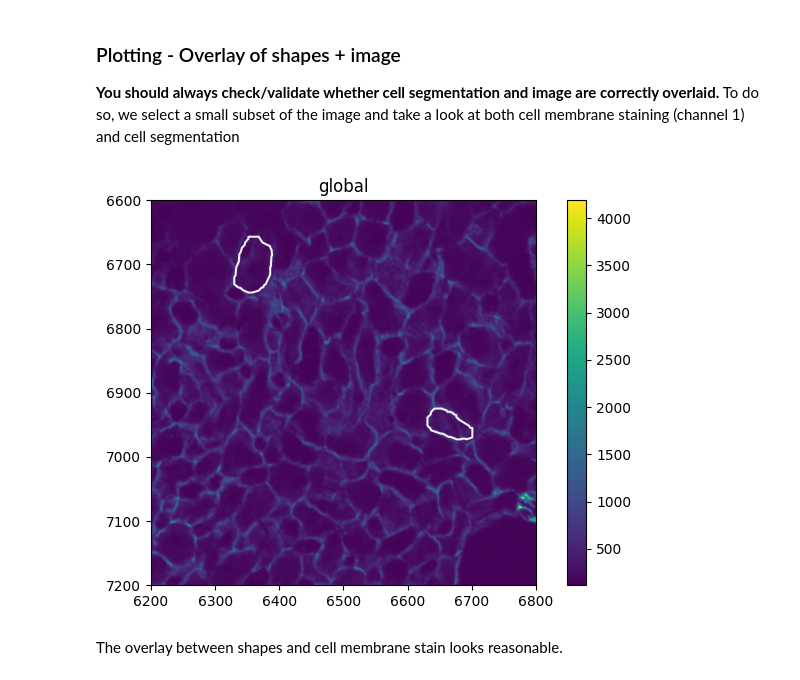
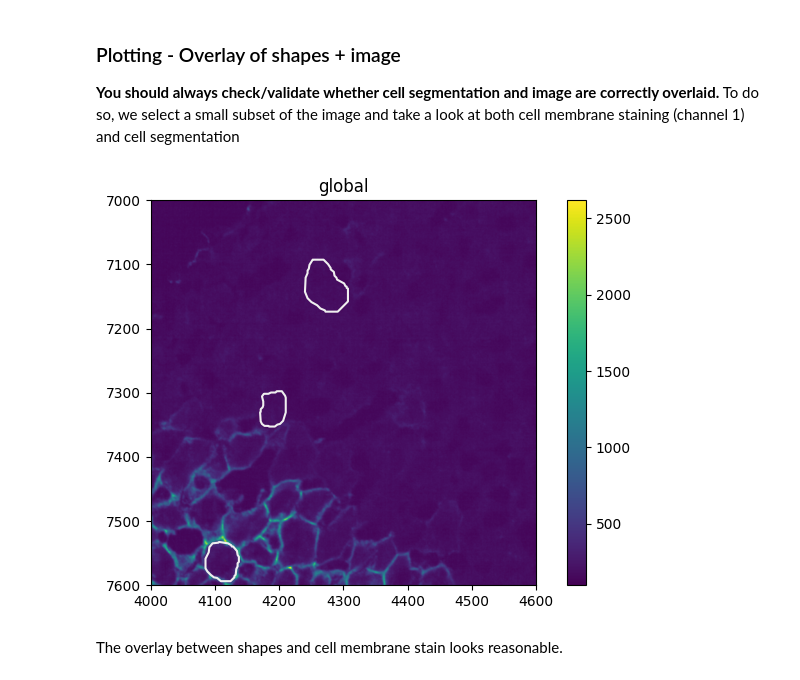
Before and after one commit to lucas-diedrich/spatialdata-learning, a Jupyter notebook: notebooks/scdvp.ipynb, the cells around one changed output. Drawn from its saved outputs; the diff is of its cells as text; code cells hidden in the pictures.

```diff
--- a/notebooks/scdvp.ipynb
+++ b/notebooks/scdvp.ipynb
@@ -36,6 +73,6 @@ from napari_spatialdata import Interactive
 We will successively add attributes to our spatialdata object. Let's initialize an empty object:
 # %%
 # Initialize an empty spatialdata object
-sdata = sd.read_zarr("./scdvp/rosenberger2023.m1a.sdata.zarr")
+sdata = sd.read_zarr("./scdvp/rosenberger2023.subset.sdata.zarr")
 sdata
 # %% [output]
@@ -148,21 +182,22 @@ Next, we inspect the shapes.
 # %%
 fig, ax = plt.subplots(1, 1, figsize=(8, 5))
 
-min_coordinate = np.array([6200, 6600])
+
+min_coordinate = np.array([4000, 7000])
 size = 600
 (
     sdata.query.bounding_box(
         axes=("x", "y"),
         min_coordinate=min_coordinate,
         max_coordinate=min_coordinate + size,
         target_coordinate_system="global",
     )
     .pl.render_images("m1a_image", channel=1)
     .pl.render_shapes(fill_alpha=0.0, outline_alpha=1, outline_color="#efefef")
     .pl.show(coordinate_systems="global", ax=ax)
 )
 # %% [output]
-[figure, old version]
+[figure, new version]
 # %% [markdown]
 The overlay between shapes and cell membrane stain looks reasonable.
 # %% [markdown]
```
Also changed, not shown: parts of 9 cells of this notebook.
